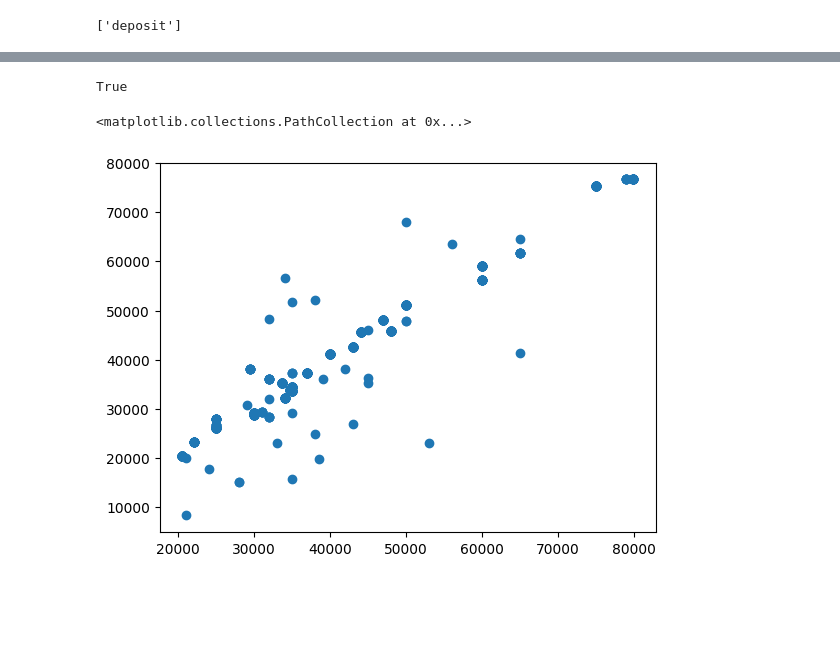
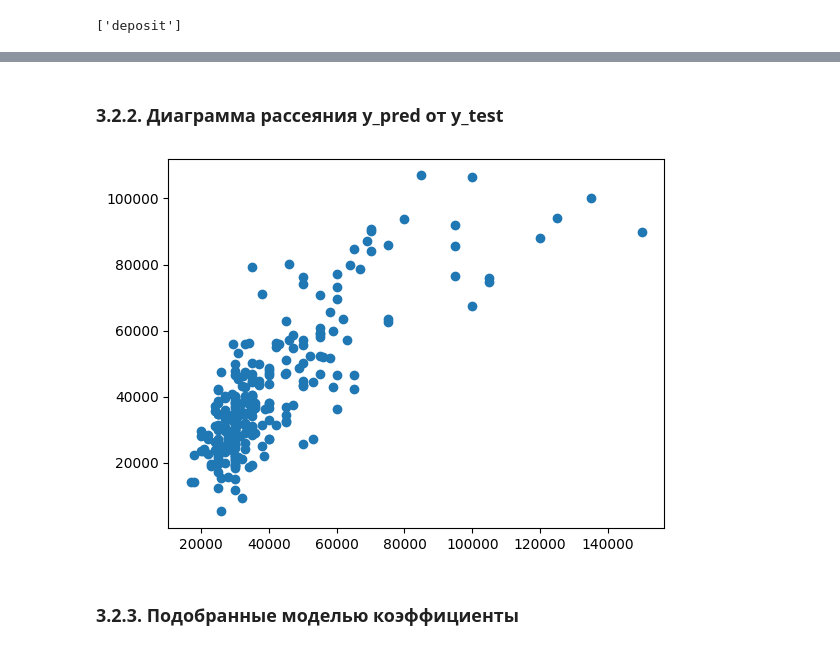
Before and after one commit to almost-wizard/cian-predicter, a Jupyter notebook: dataset-analyze.ipynb, the cells around one changed output, grey strips where cells are left out. Cells and saved outputs as stored; diff of their text form; code cells hidden in the pictures; blank space fills up the shorter version.

```diff
--- a/dataset-analyze.ipynb
+++ b/dataset-analyze.ipynb
@@ -528,2 +362,4 @@ print(f"Всего данных: {len(df)}")
+# %%
+df = df.drop_duplicates(keep="first")
 # %% [markdown]
 # 3. Линрег
@@ -530,8 +367,8 @@ print(f"Всего данных: {len(df)}")
 # %%
 from sklearn.model_selection import train_test_split
 
-X = df_clean.drop(columns=["price_per_month"])
-y = df_clean["price_per_month"]
+X = df.drop(columns=["price_per_month"])
+y = df["price_per_month"]
 
 X_train, X_test, y_train, y_test = train_test_split(X, y, test_size=0.2, random_state=42)
 
@@ -544,25 +381,41 @@ print(f"Тестовая выборка: {X_test.shape}")
 from sklearn.pipeline import make_pipeline
 from sklearn.preprocessing import StandardScaler
 from sklearn.linear_model import Ridge
-from sklearn.metrics import mean_absolute_error, mean_absolute_percentage_error, r2_score
+from sklearn.metrics import (
+    mean_absolute_error,
+    mean_absolute_percentage_error,
+    mean_squared_error,
+    root_mean_squared_error,
+    r2_score,
+)
 
-baseline_model = make_pipeline(StandardScaler(), Ridge(alpha=1.0))
 
-baseline_model.fit(X_train, y_train)
+def adj_r2_score(y_true, y_pred, n_samples, n_features):
+    r2 = r2_score(y_true, y_pred)
+    return 1 - (1 - r2) * ((n_samples - 1) / (n_samples - n_features - 1))
 
-y_pred_baseline = baseline_model.predict(X_test)
+
+ridge_model = make_pipeline(StandardScaler(), Ridge(alpha=1.0))
+ridge_model.fit(X_train, y_train)
+y_pred_ridge = ridge_model.predict(X_test)
 
 
 def evaluate_model(y_true, y_pred, model_name="Model"):
     mae = mean_absolute_error(y_true, y_pred)
     mape = mean_absolute_percentage_error(y_true, y_pred)
+    mse = mean_squared_error(y_true, y_pred)
+    rmse = root_mean_squared_error(y_true, y_pred)
     r2 = r2_score(y_true, y_pred)
+    adj_r2 = adj_r2_score(y_true, y_pred, X_test.shape[0], X_test.shape[1])
 
     print(f"--- {model_name} Performance ---")
-    print(f"MAE (Средняя ошибка в рублях): {mae:,.0f} ₽")
-    print(f"MAPE (Ошибка в процентах):     {mape:.2%}")
-    print(f"R2 Score (Коэф. детерминации): {r2:.4f}")
+    print(f"MAE:    {mae:,.0f}")
+    print(f"MAPE:   {mape:.2%}")
+    print(f"MSE:    {mse:,.2f}")
+    print(f"RMSE:   {rmse:,.2f}")
+    print(f"R2:     {r2:.4f}")
+    print(f"adj R2: {adj_r2:.4f}")
 
 
-evaluate_model(y_test, y_pred_baseline, "Baseline (Ridge)")
+evaluate_model(y_test, y_pred_ridge, "Ridge")
 # %% [output]
@@ -595,10 +455,10 @@ print(errors.sort_values(by='Diff', ascending=False).head(40))
-# %%
-print(df.duplicated().any())
-# %% [output]
-True
+# %% [markdown]
+### 3.2.2. Диаграмма рассеяния y_pred от y_test
 # %%
-plt.scatter(y_test, y_pred_baseline)
+plt.scatter(y_test, y_pred_ridge)
+plt.show()
 # %% [output]
-<matplotlib.collections.PathCollection at 0x...>
-[figure, old version]
+[figure, new version]
+# %% [markdown]
+### 3.2.3. Подобранные моделью коэффициенты
 # %%
```
Also changed, not shown: parts of 55 cells of this notebook, 2 other files.
